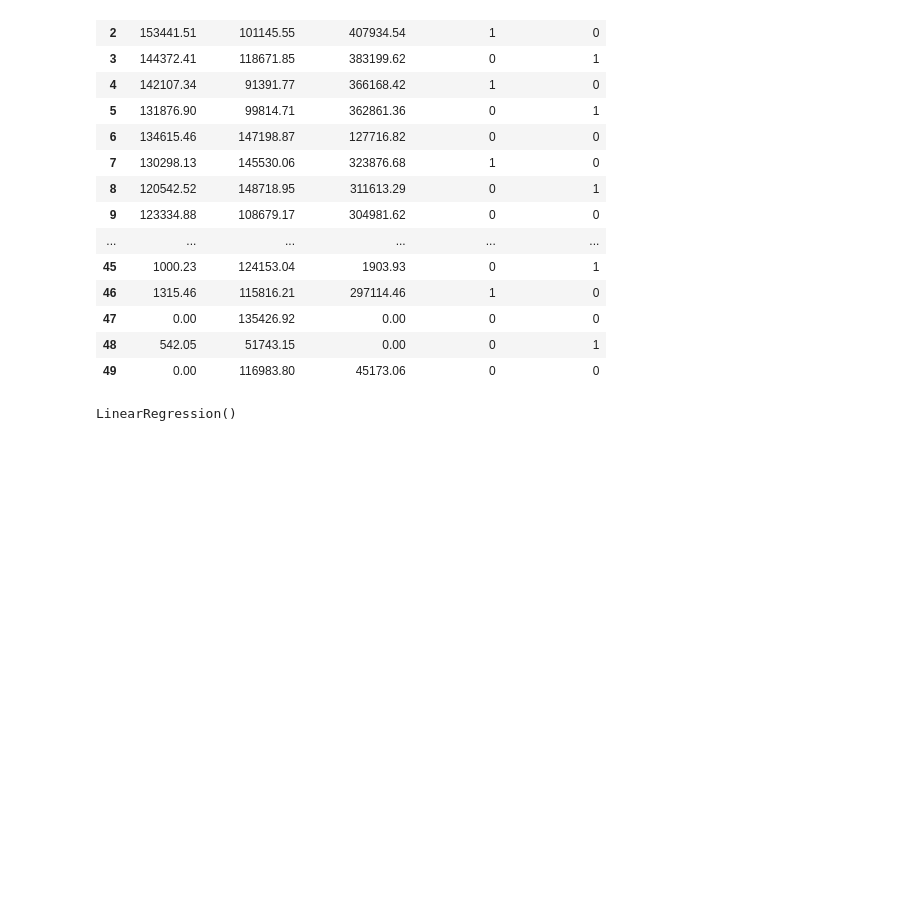
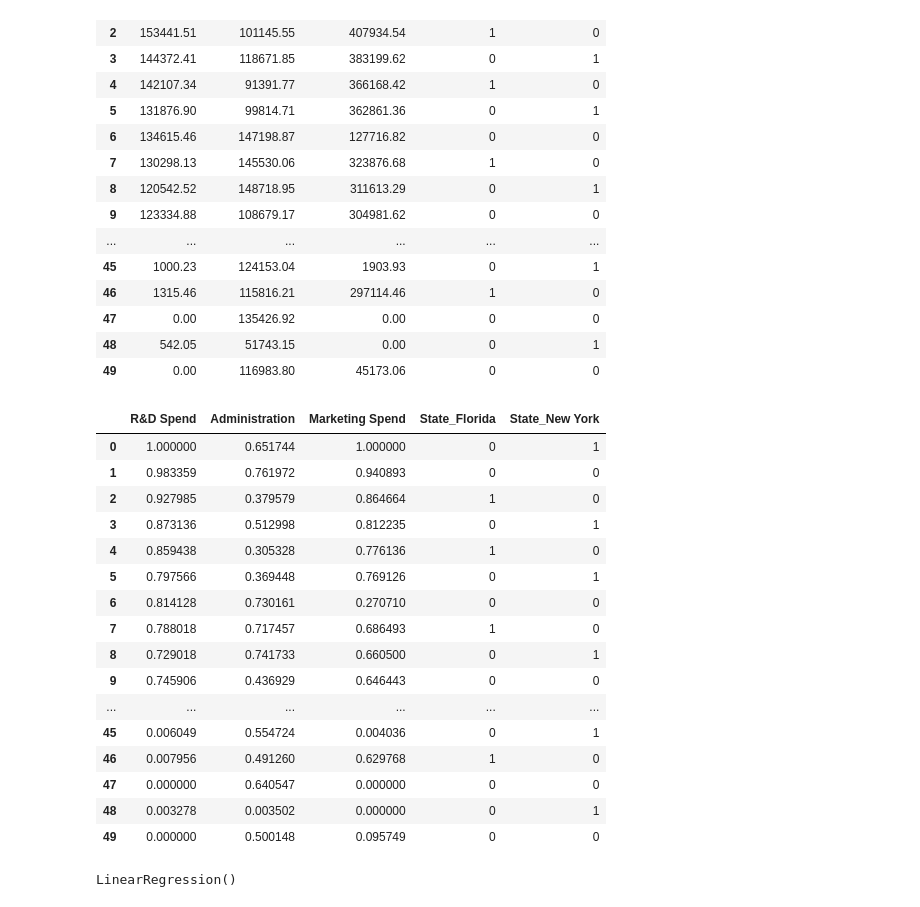
Before and after one commit to sahilgarg2814/avisoft, a Jupyter notebook: march/21_march_2024.ipynb, the cells around one changed output. Drawn from its saved outputs; the diff is of its cells as text; code cells hidden in the pictures; blank space fills up the shorter version.

```diff
--- a/march/21_march_2024.ipynb
+++ b/march/21_march_2024.ipynb
@@ -68,6 +69,29 @@ df3
 | 47 | 0.00 | 135426.92 | 0.00 | 0 | 0 |
 | 48 | 542.05 | 51743.15 | 0.00 | 0 | 1 |
 | 49 | 0.00 | 116983.80 | 45173.06 | 0 | 0 |
+# %%
+min_max=MinMaxScaler()
+df3[['R&D Spend','Administration','Marketing Spend']]=min_max.fit_transform(df3[['R&D Spend','Administration','Marketing Spend']])
+# %%
+df3
+# %% [output]
+|  | R&D Spend | Administration | Marketing Spend | State_Florida | State_New York |
+| 0 | 1.000000 | 0.651744 | 1.000000 | 0 | 1 |
+| 1 | 0.983359 | 0.761972 | 0.940893 | 0 | 0 |
+| 2 | 0.927985 | 0.379579 | 0.864664 | 1 | 0 |
+| 3 | 0.873136 | 0.512998 | 0.812235 | 0 | 1 |
+| 4 | 0.859438 | 0.305328 | 0.776136 | 1 | 0 |
+| 5 | 0.797566 | 0.369448 | 0.769126 | 0 | 1 |
+| 6 | 0.814128 | 0.730161 | 0.270710 | 0 | 0 |
+| 7 | 0.788018 | 0.717457 | 0.686493 | 1 | 0 |
+| 8 | 0.729018 | 0.741733 | 0.660500 | 0 | 1 |
+| 9 | 0.745906 | 0.436929 | 0.646443 | 0 | 0 |
+| ... | ... | ... | ... | ... | ... |
+| 45 | 0.006049 | 0.554724 | 0.004036 | 0 | 1 |
+| 46 | 0.007956 | 0.491260 | 0.629768 | 1 | 0 |
+| 47 | 0.000000 | 0.640547 | 0.000000 | 0 | 0 |
+| 48 | 0.003278 | 0.003502 | 0.000000 | 0 | 1 |
+| 49 | 0.000000 | 0.500148 | 0.095749 | 0 | 0 |
 # %%
 xtrain,xtest,ytrain,ytest=train_test_split(df3,df1['Profit'],test_size=0.3,random_state=101)
 # %%
```
Also changed, not shown: parts of 7 cells of this notebook.
